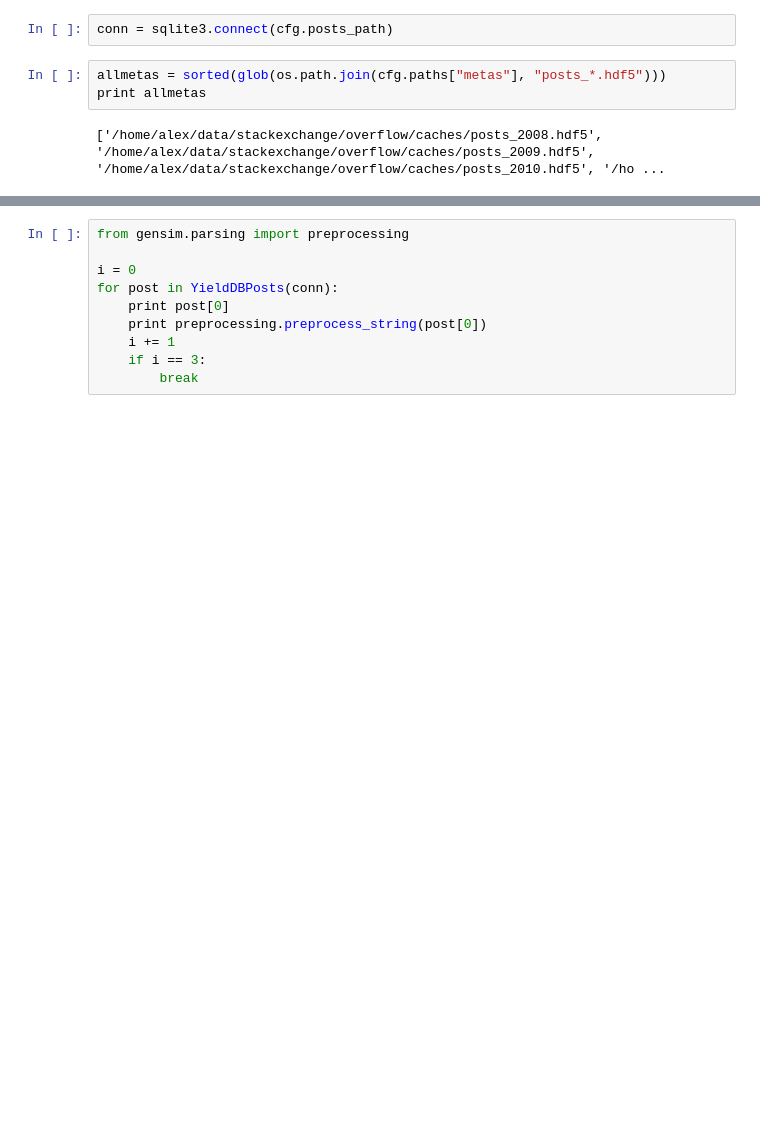
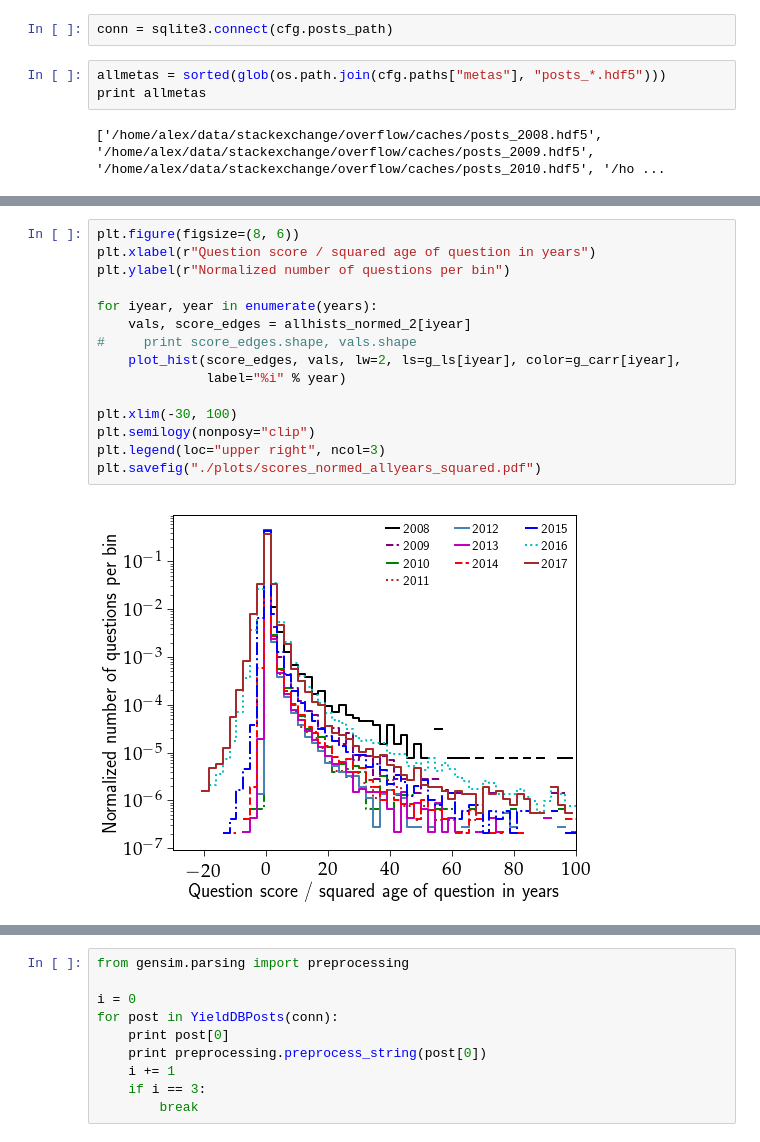
Before and after one commit to AkagiShigeru/incubator-overflow, a Jupyter notebook: stackoverflow-2vec.ipynb, the cells around one changed output, grey strips where cells are left out. Drawn from its saved outputs; the diff is of its cells as text; blank space fills up the shorter version.

```diff
--- a/stackoverflow-2vec.ipynb
+++ b/stackoverflow-2vec.ipynb
@@ -47,0 +147,17 @@ for meta_path in allmetas:
+# %%
+plt.figure(figsize=(8, 6))
+plt.xlabel(r"Question score / squared age of question in years")
+plt.ylabel(r"Normalized number of questions per bin")
+
+for iyear, year in enumerate(years):
+    vals, score_edges = allhists_normed_2[iyear]
+#     print score_edges.shape, vals.shape
+    plot_hist(score_edges, vals, lw=2, ls=g_ls[iyear], color=g_carr[iyear],
+              label="%i" % year)
+
+plt.xlim(-30, 100)
+plt.semilogy(nonposy="clip")
+plt.legend(loc="upper right", ncol=3)
+plt.savefig("./plots/scores_normed_allyears_squared.pdf")
+# %% [output]
+[figure, added]
```
Also changed, not shown: parts of 9 cells of this notebook, 3 other files.
